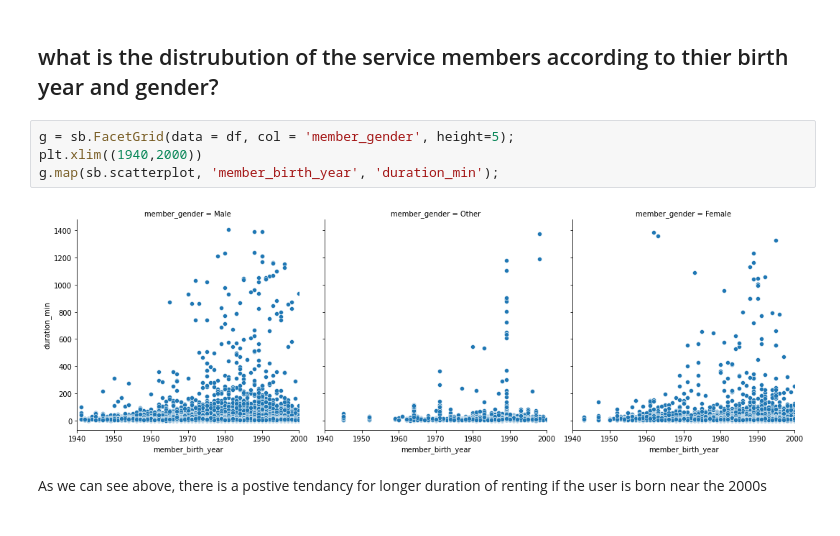
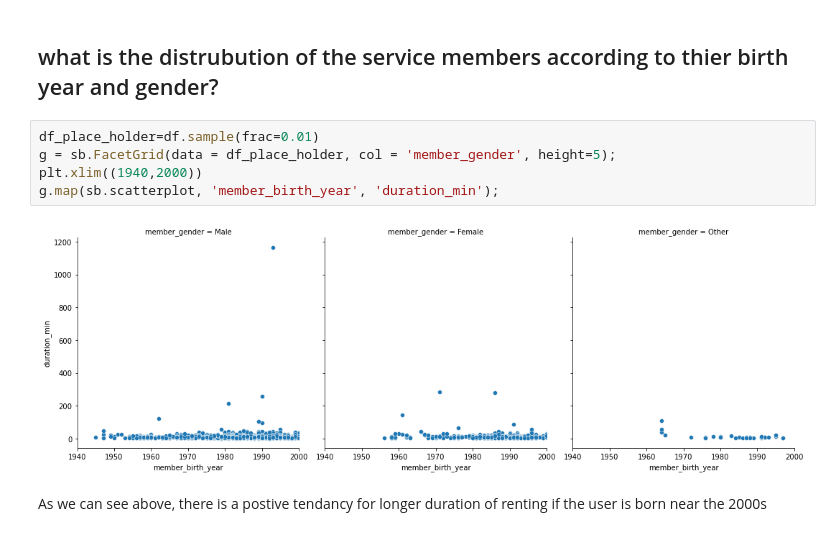
Before and after one commit to OmarAlaaeldein/Communicate-Data-Findings, a Jupyter notebook: slide_deck_template.ipynb, the cells around one changed output. Saved outputs shown, nothing was run; the diff lists cells and outputs as text.

```diff
--- a/slide_deck_template.ipynb
+++ b/slide_deck_template.ipynb
@@ -56,11 +70,12 @@ Males tend rent bikes longer when they are subscribers, females and others go ag
 # %% [markdown]
 ## what is the distrubution of the service members according to thier birth year and gender?
 # %%
-g = sb.FacetGrid(data = df, col = 'member_gender', height=5);
+df_place_holder=df.sample(frac=0.01)
+g = sb.FacetGrid(data = df_place_holder, col = 'member_gender', height=5);
 plt.xlim((1940,2000))
 g.map(sb.scatterplot, 'member_birth_year', 'duration_min');
 # %% [output]
-[figure, old version]
+[figure, new version]
 # %% [markdown]
 As we can see above, there is a postive tendancy for longer duration of renting if the user is born near the 2000s
 # %% [markdown]
```
Also changed, not shown: parts of 12 cells of this notebook, 3 other files.
